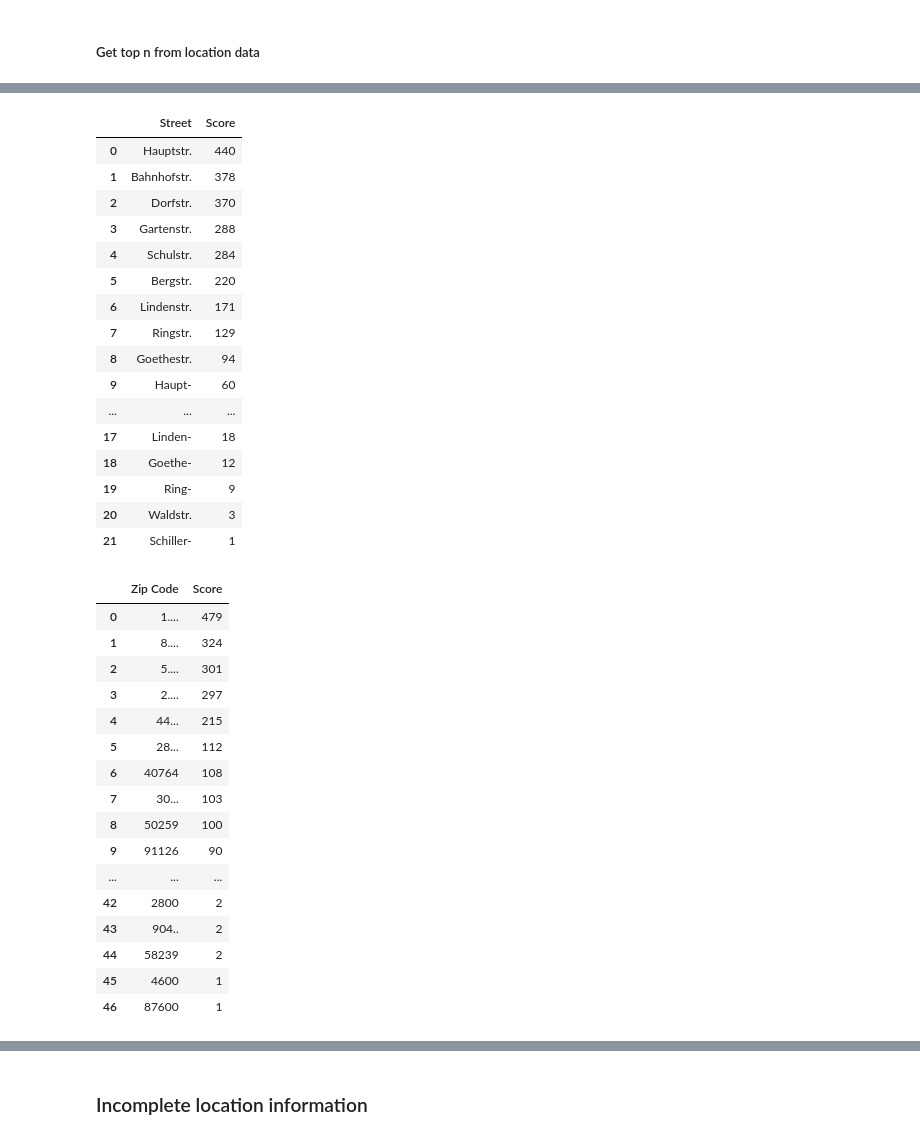
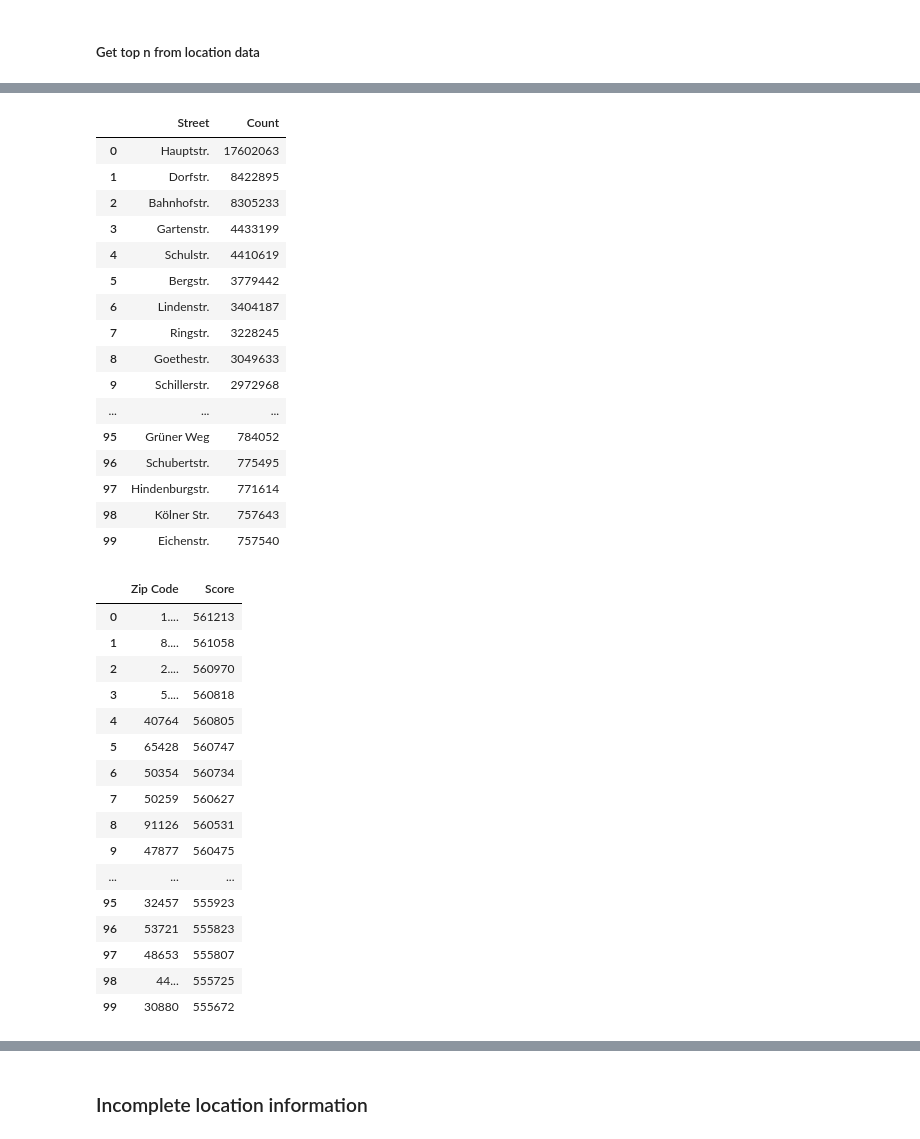
Before and after one commit to mayo-s/phonebookdiver, a Jupyter notebook: jupyter/phonebookdiver_notebook.ipynb, the cells around one changed output, grey strips where cells are left out. Drawn from its saved outputs; the diff is of its cells as text; code cells hidden in the pictures.

```diff
--- a/jupyter/phonebookdiver_notebook.ipynb
+++ b/jupyter/phonebookdiver_notebook.ipynb
@@ -1044,6 +1081,6 @@ collection = '2018_Q3'
 # %% [markdown]
 ##### Get top n from location data
 # %%
-top_n_locations = get_top_n(10, 'stats/location_data/', ['city', 'street', 'zip'], ['cities', 'streets', 'zips'])
+top_n_locations = get_top_n(100000, 'stats/location_data/', ['city', 'street', 'zip'], ['cities', 'streets', 'zips'])
 # %%
 # build_ranking(top_n_locations, 'city')
@@ -1066,42 +1149,42 @@ pd.DataFrame(build_ranking(top_n_locations, 'city').items(), columns=['City', 'S
 # %%
 # build_ranking(top_n_locations, 'street')
-pd.DataFrame(build_ranking(top_n_locations, 'street').items(), columns=['Street', 'Score'])
+pd.DataFrame(build_ranking(top_n_locations, 'street', True).items(), columns=['Street', 'Count']).head(100)
 # %% [output]
-|  | Street | Score |
-| 0 | Hauptstr. | 440 |
-| 1 | Bahnhofstr. | 378 |
-| 2 | Dorfstr. | 370 |
-| 3 | Gartenstr. | 288 |
-| 4 | Schulstr. | 284 |
-| 5 | Bergstr. | 220 |
-| 6 | Lindenstr. | 171 |
-| 7 | Ringstr. | 129 |
-| 8 | Goethestr. | 94 |
-| 9 | Haupt- | 60 |
+|  | Street | Count |
+| 0 | Hauptstr. | 17602063 |
+| 1 | Dorfstr. | 8422895 |
+| 2 | Bahnhofstr. | 8305233 |
+| 3 | Gartenstr. | 4433199 |
+| 4 | Schulstr. | 4410619 |
+| 5 | Bergstr. | 3779442 |
+| 6 | Lindenstr. | 3404187 |
+| 7 | Ringstr. | 3228245 |
+| 8 | Goethestr. | 3049633 |
+| 9 | Schillerstr. | 2972968 |
 | ... | ... | ... |
-| 17 | Linden- | 18 |
-| 18 | Goethe- | 12 |
-| 19 | Ring- | 9 |
-| 20 | Waldstr. | 3 |
-| 21 | Schiller- | 1 |
+| 95 | Grüner Weg | 784052 |
+| 96 | Schubertstr. | 775495 |
+| 97 | Hindenburgstr. | 771614 |
+| 98 | Kölner Str. | 757643 |
+| 99 | Eichenstr. | 757540 |
 # %%
 # build_ranking(top_n_locations, 'zip')
-pd.DataFrame(build_ranking(top_n_locations, 'zip').items(), columns=['Zip Code', 'Score'])
+pd.DataFrame(build_ranking(top_n_locations, 'zip', False).items(), columns=['Zip Code', 'Score']).head(100)
 # %% [output]
 |  | Zip Code | Score |
-| 0 | 1.... | 479 |
-| 1 | 8.... | 324 |
-| 2 | 5.... | 301 |
-| 3 | 2.... | 297 |
-| 4 | 44... | 215 |
-| 5 | 28... | 112 |
-| 6 | 40764 | 108 |
-| 7 | 30... | 103 |
-| 8 | 50259 | 100 |
-| 9 | 91126 | 90 |
+| 0 | 1.... | 561213 |
+| 1 | 8.... | 561058 |
+| 2 | 2.... | 560970 |
+| 3 | 5.... | 560818 |
+| 4 | 40764 | 560805 |
+| 5 | 65428 | 560747 |
+| 6 | 50354 | 560734 |
+| 7 | 50259 | 560627 |
+| 8 | 91126 | 560531 |
+| 9 | 47877 | 560475 |
 | ... | ... | ... |
-| 42 | 2800 | 2 |
-| 43 | 904.. | 2 |
-| 44 | 58239 | 2 |
-| 45 | 4600 | 1 |
-| 46 | 87600 | 1 |
+| 95 | 32457 | 555923 |
+| 96 | 53721 | 555823 |
+| 97 | 48653 | 555807 |
+| 98 | 44... | 555725 |
+| 99 | 30880 | 555672 |
```
Also changed, not shown: parts of 25 cells of this notebook.
